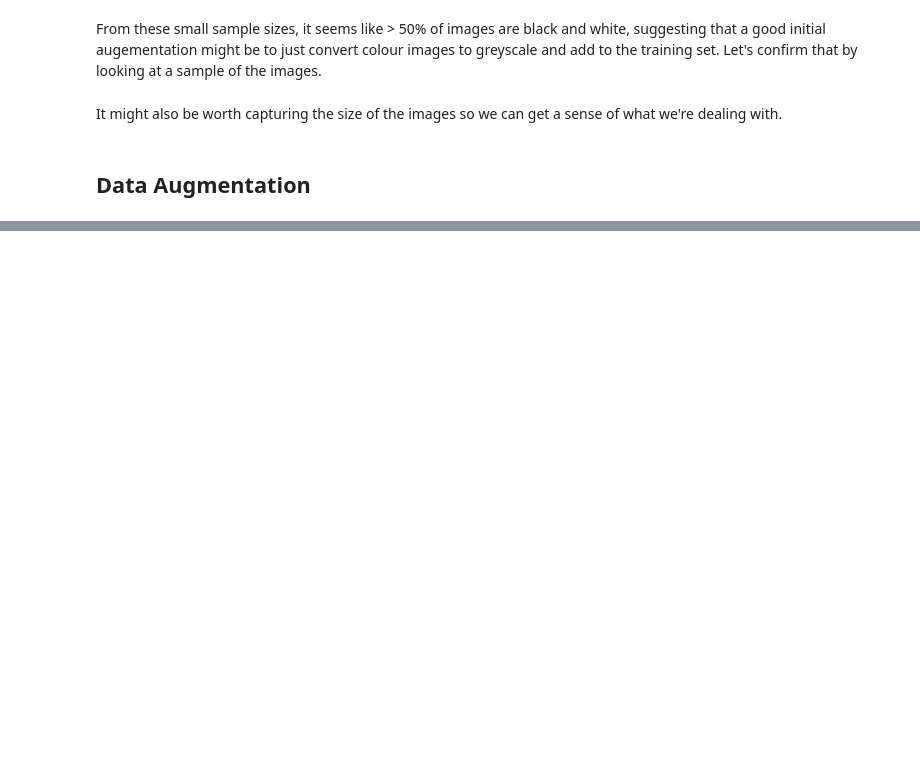
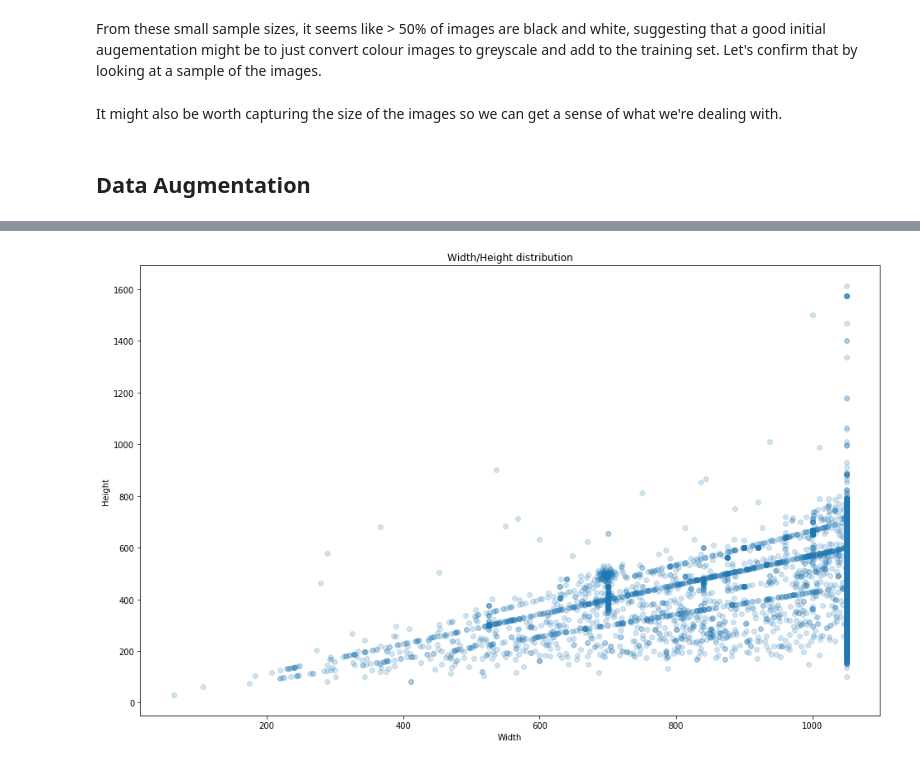
Before and after one commit to MLProjects/whale, a Jupyter notebook: src/whale_data.ipynb, the cells around one changed output, grey strips where cells are left out. Drawn from its saved outputs; the diff is of its cells as text; code cells hidden in the pictures; blank space fills up the shorter version.

```diff
--- a/src/whale_data.ipynb
+++ b/src/whale_data.ipynb
@@ -201,0 +236,9 @@ plot_images(imgs, None, rows=1)
+# %%
+plt.figure(figsize=(16, 10))
+plt.title('Width/Height distribution')
+plt.xlabel('Width')
+plt.ylabel('Height')
+plt.scatter(width, height, alpha=.2)
+plt.show()
+# %% [output]
+[figure, added]
```
Also changed, not shown: parts of 41 cells of this notebook.
